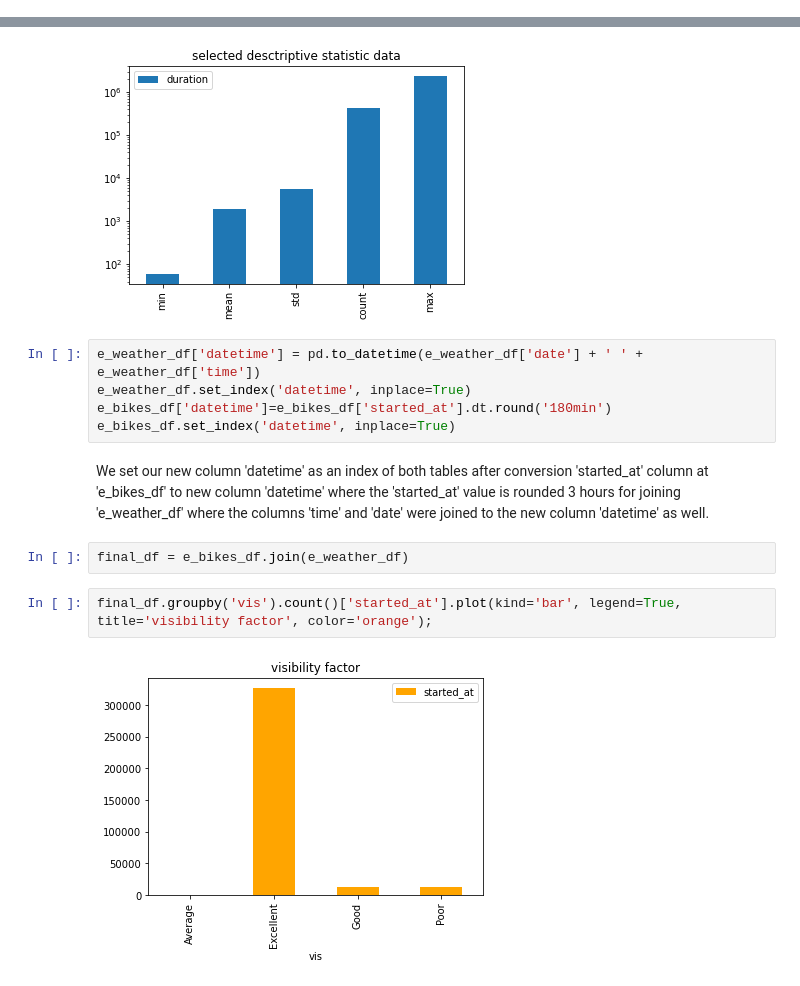
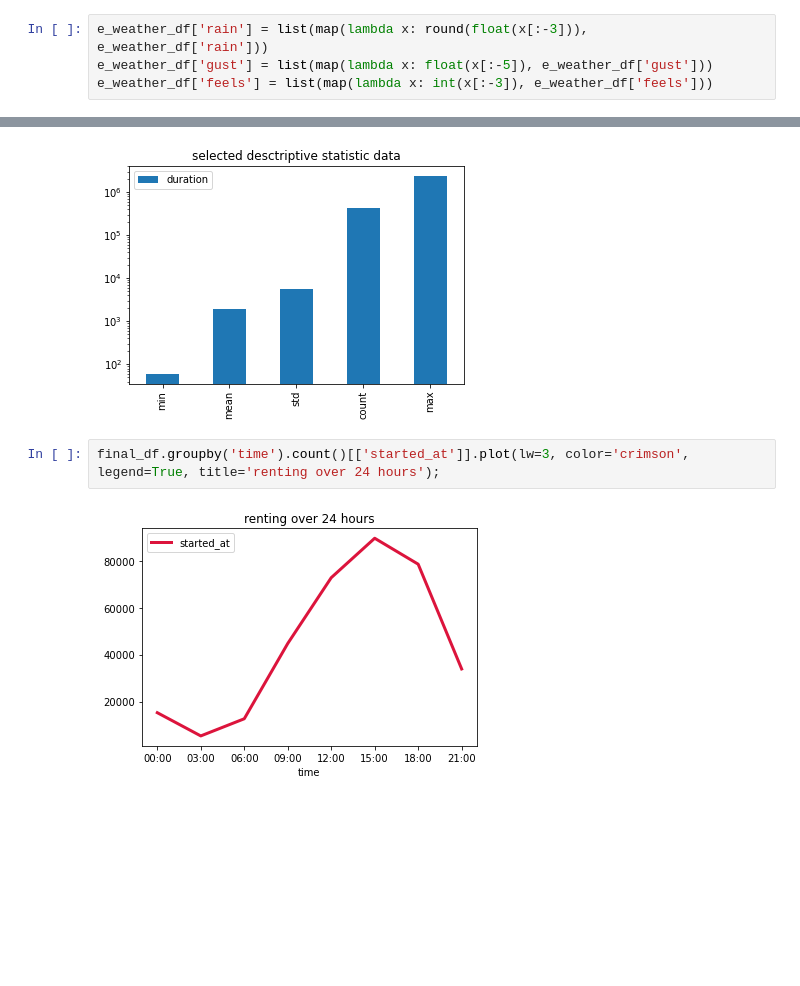
Before and after one commit to carlos108108/Just_Eat_Cycles_project, a Jupyter notebook: Edinburgh.ipynb, the cells around one changed output, grey strips where cells are left out. Cells and saved outputs as stored; diff of their text form; blank space fills up the shorter version.

```diff
--- a/Edinburgh.ipynb
+++ b/Edinburgh.ipynb
@@ -64,3 +77,7 @@ np.setxor1d(e_bikes_df['start_station_name'], e_bikes_df['end_station_name'])
 array([], dtype=object)
 # %%
 e_bikes_df = e_bikes_df[original_columns_order]
+# %%
+e_weather_df['rain'] = list(map(lambda x: round(float(x[:-3])), e_weather_df['rain']))
+e_weather_df['gust'] = list(map(lambda x: float(x[:-5]), e_weather_df['gust']))
+e_weather_df['feels'] = list(map(lambda x: int(x[:-3]), e_weather_df['feels']))
@@ -81,16 +112,7 @@ e_bikes_df[['started_at']].plot(figsize=(12,4), grid=True, lw=3, color='r', titl
 .plot(kind='bar', logy=True, legend=True, title='selected desctriptive statistic data'));
 # %% [output]
 [figure]
-# %%
-e_weather_df['datetime'] = pd.to_datetime(e_weather_df['date'] + ' ' + e_weather_df['time'])
-e_weather_df.set_index('datetime', inplace=True)
-e_bikes_df['datetime']=e_bikes_df['started_at'].dt.round('180min')
-e_bikes_df.set_index('datetime', inplace=True)
-# %% [markdown]
-We set our new column 'datetime' as an index of both tables after conversion 'started_at' column at 'e_bikes_df' to new column 'datetime' where the 'started_at' value is rounded 3 hours for joining 'e_weather_df' where the columns 'time' and 'date' were joined to the new column 'datetime' as well.
-# %%
-final_df = e_bikes_df.join(e_weather_df)
 # %%
-final_df.groupby('vis').count()['started_at'].plot(kind='bar', legend=True, title='visibility factor', color='orange');
+final_df.groupby('time').count()[['started_at']].plot(lw=3, color='crimson', legend=True, title='renting over 24 hours');
 # %% [output]
-[figure, old version]
+[figure, new version]
```
Also changed, not shown: parts of 17 cells of this notebook.
